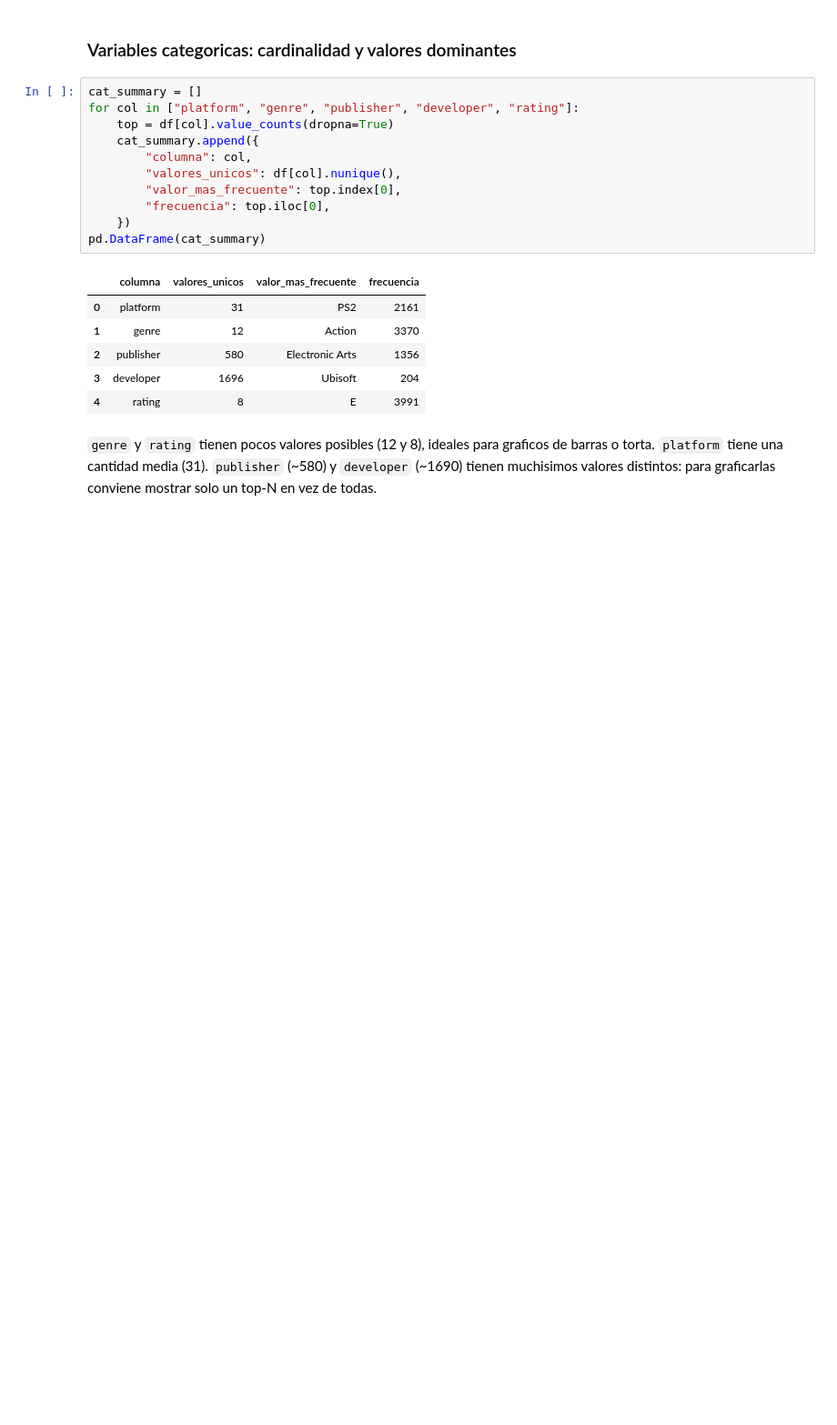
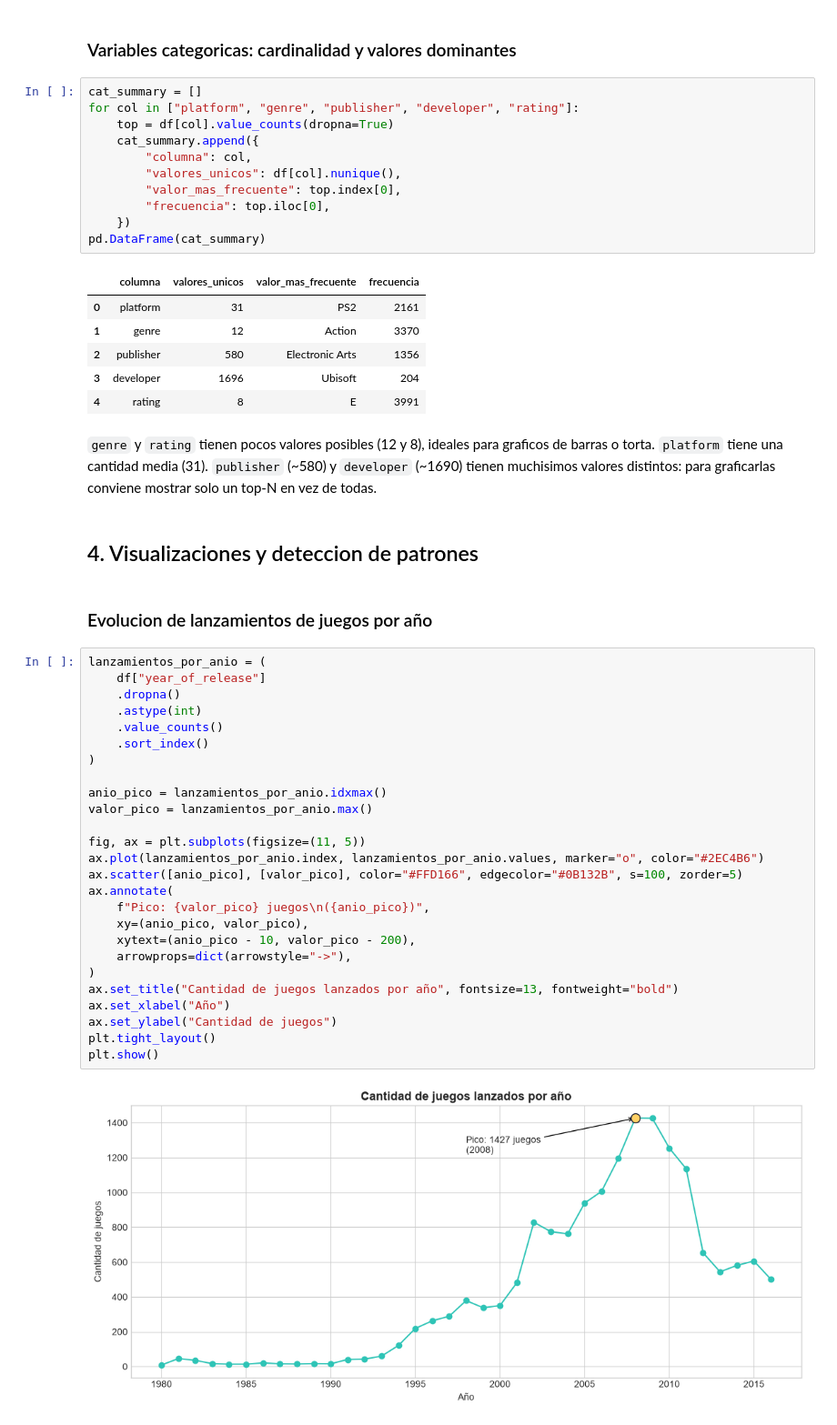
Before and after one commit to LigaDevPro/Inteligencia-Artificial-tp, a Jupyter notebook: analisis_exploratorio.ipynb, the cells around one changed output. Shown at 91% size. Drawn from its saved outputs; the diff is of its cells as text; blank space fills up the shorter version.

Commit message:
eda parte 3: visualizaciones y hallazgos preliminares

```diff
--- a/analisis_exploratorio.ipynb
+++ b/analisis_exploratorio.ipynb
@@ -197,3 +197,35 @@ pd.DataFrame(cat_summary)
 `genre` y `rating` tienen pocos valores posibles (12 y 8), ideales para graficos de barras o torta.
 `platform` tiene una cantidad media (31). `publisher` (~580) y `developer` (~1690) tienen muchisimos valores
 distintos: para graficarlas conviene mostrar solo un top-N en vez de todas.
+# %% [markdown]
+## 4. Visualizaciones y deteccion de patrones
+# %% [markdown]
+### Evolucion de lanzamientos de juegos por año
+# %%
+lanzamientos_por_anio = (
+    df["year_of_release"]
+    .dropna()
+    .astype(int)
+    .value_counts()
+    .sort_index()
+)
+
+anio_pico = lanzamientos_por_anio.idxmax()
+valor_pico = lanzamientos_por_anio.max()
+
+fig, ax = plt.subplots(figsize=(11, 5))
+ax.plot(lanzamientos_por_anio.index, lanzamientos_por_anio.values, marker="o", color="#2EC4B6")
+ax.scatter([anio_pico], [valor_pico], color="#FFD166", edgecolor="#0B132B", s=100, zorder=5)
+ax.annotate(
+    f"Pico: {valor_pico} juegos\n({anio_pico})",
+    xy=(anio_pico, valor_pico),
+    xytext=(anio_pico - 10, valor_pico - 200),
+    arrowprops=dict(arrowstyle="->"),
+)
+ax.set_title("Cantidad de juegos lanzados por año", fontsize=13, fontweight="bold")
+ax.set_xlabel("Año")
+ax.set_ylabel("Cantidad de juegos")
+plt.tight_layout()
+plt.show()
+# %% [output]
+[figure, added]
```
Also changed, not shown: parts of 17 cells of this notebook.
